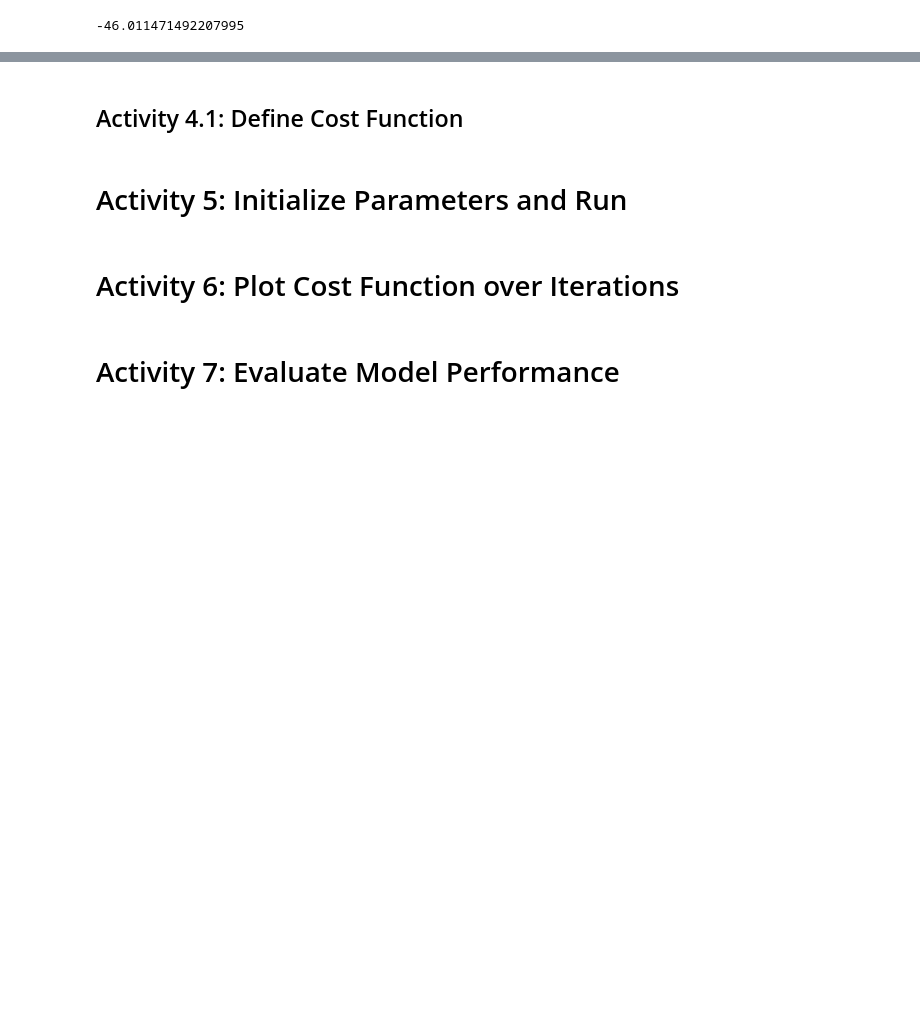
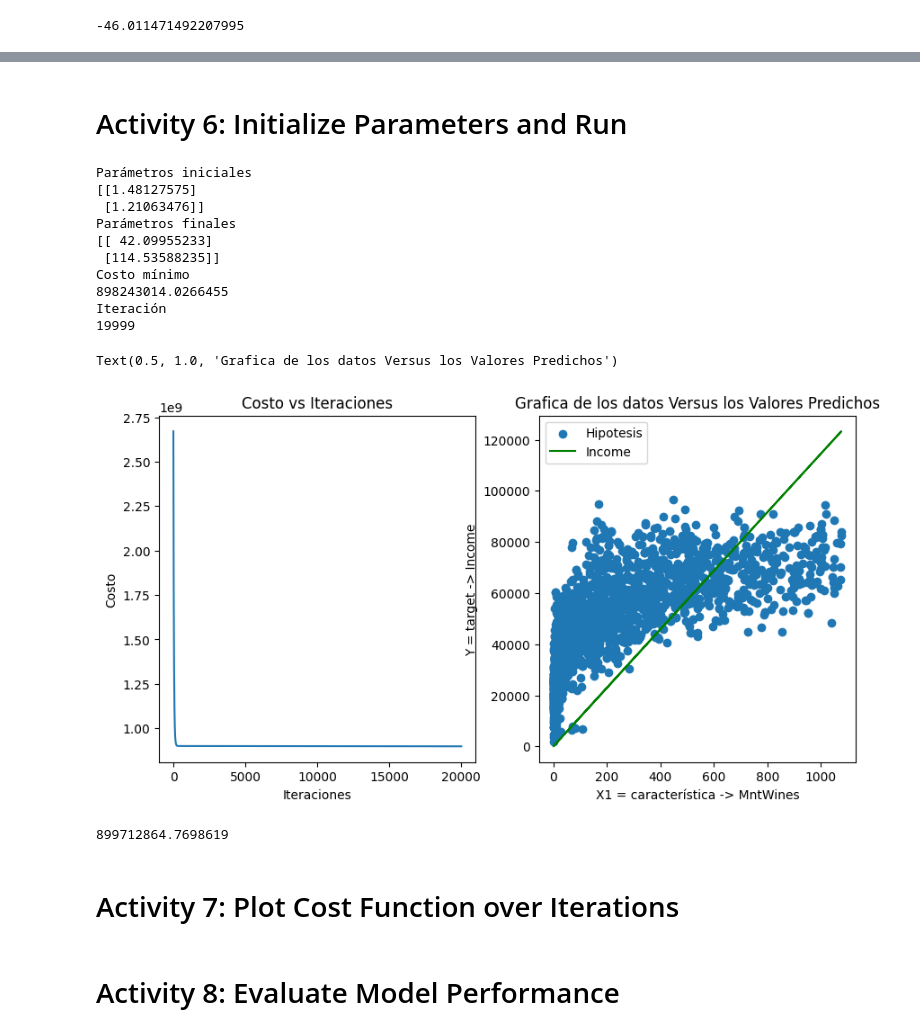
Before and after one commit to DeisyData/BIT_IA_Bootcamp, a Jupyter notebook: S2_C4_RDG_Marketing_target_Income.ipynb, the cells around one changed output, grey strips where cells are left out. Cells and saved outputs as stored; diff of their text form; code cells hidden in the pictures; blank space fills up the shorter version.

```diff
--- a/S2_C4_RDG_Marketing_target_Income.ipynb
+++ b/S2_C4_RDG_Marketing_target_Income.ipynb
@@ -232,3 +261,9 @@ n_iteraciones = 100
+# %%
+def cost_function(H,Y):
+  #MSE = np.mean((h-Y)**2)
+  # np.mean : calcula media aritmética de los elemntos
+  cost = np.mean((H-Y)**2)
+  return cost
 # %%
 # Esta función no está terminada se terminará en la siguiente clase
 # Inicializar parámetros
@@ -240,8 +314,59 @@ def my_RGD(Y,X1,alpha,n_iteraciones):
+# %% [markdown]
+# Activity 6: Initialize Parameters and Run
+# %%
+# ------ DataSet y Parámetros
+#Target
+Y = df['Income']
+#Característica
+X1 = df['MntWines']
+# Hiperparámetro
+alpha = 0.0000001
+n_iteraciones = 20000
+
+tetha_final, cost_hys = my_RGD(Y,X1,alpha,n_iteraciones)
+
+# Predicción con los parámetros finales
+H_final = tetha_final[0] + tetha_final[1] * X1
+print('Parámetros finales')
+print(tetha_final)
+print('Costo mínimo')
+min_cost = np.min(cost_hys)
+print(min_cost)
+print('Iteración')
+print(np.argmin(cost_hys))
+
+plt.figure(figsize=(10,5))
+plt.subplot(1,2,1)
+plt.plot(cost_hys)
+plt.title('Costo vs Iteraciones')
+plt.xlabel('Iteraciones')
+plt.ylabel('Costo')
+
+plt.subplot(1,2,2)
+plt.scatter(df['MntWines'],df['Income'])
+plt.plot(df['MntWines'],H_final, color='green')
+plt.legend(['Hipotesis','Income'])
+plt.xlabel('X1 = característica -> MntWines')
+plt.ylabel('Y = target -> Income')
+plt.title('Grafica de los datos Versus los Valores Predichos')
+# %% [output]
+Parámetros iniciales
+[[1.48127575]
+ [1.21063476]]
+Parámetros finales
+[[ 42.09955233]
+ [114.53588235]]
+Costo mínimo
+898243014.0266455
+Iteración
+19999
+Text(0.5, 1.0, 'Grafica de los datos Versus los Valores Predichos')
+[figure, added]
+# %%
+cost_hys[2000]
+# %% [output]
+899712864.7698619
 # %% [markdown]
-## Activity 4.1: Define Cost Function
+# Activity 7: Plot Cost Function over Iterations
-# %% [markdown]
-# Activity 5: Initialize Parameters and Run
-# %% [markdown]
-# Activity 6: Plot Cost Function over Iterations
 # %% [markdown]
-# Activity 7: Evaluate Model Performance
+# Activity 8: Evaluate Model Performance
```
Also changed, not shown: parts of 16 cells of this notebook.
